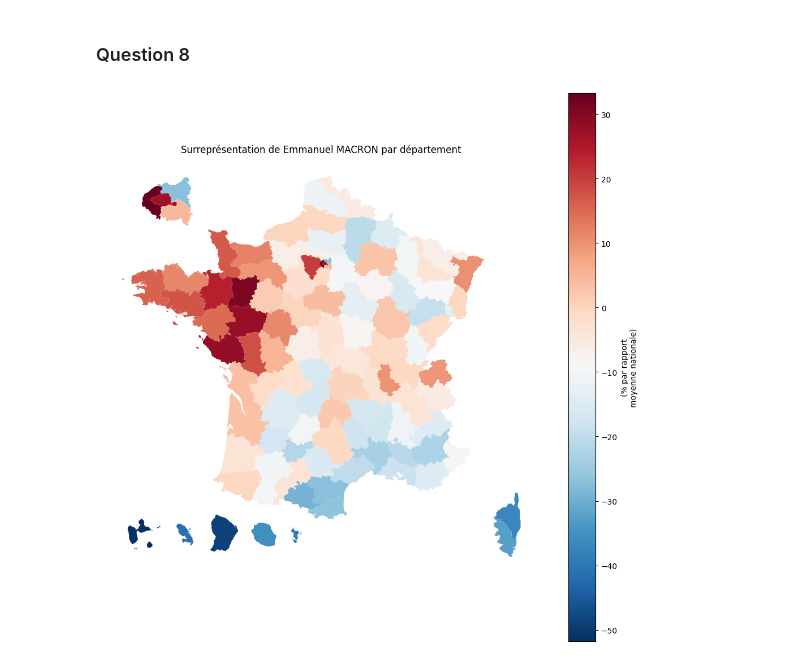
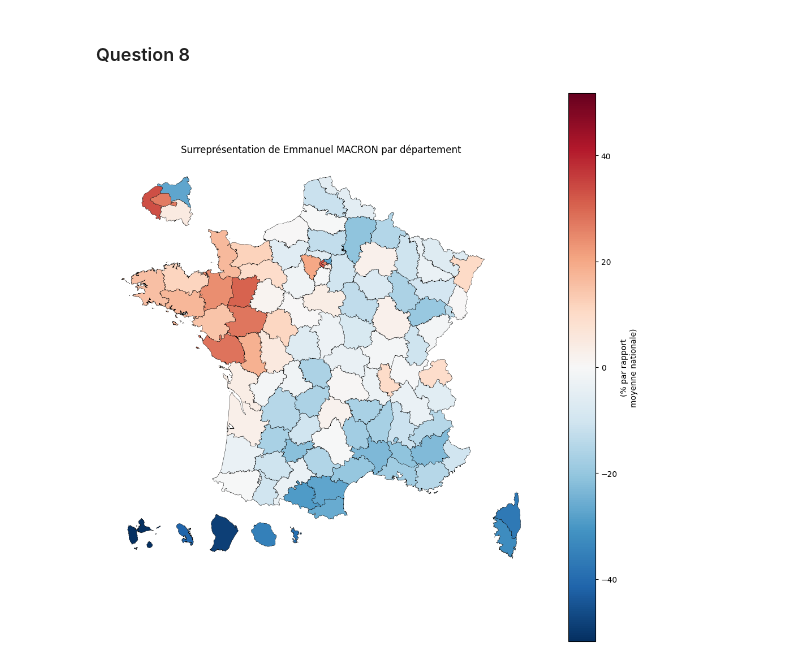
Before and after one commit to Ameane/DM_Python_pour_la_datascience_GROUPE_1B, a Jupyter notebook: main.ipynb, the cells around one changed output. Cells and saved outputs as stored; diff of their text form; code cells hidden in the pictures.

```diff
--- a/main.ipynb
+++ b/main.ipynb
@@ -281,31 +281,35 @@ def plot_carte_surrepresentation(candidat, score_departements, departement_borde
         df_candidat[['code_departement', 'surrepresentation']],
         left_on='INSEE_DEP',  # ← était 'DEP'
         right_on='code_departement',
         how='left'
     )
 
     # Surreprésentation en %
     carte['surrepresentation'] = carte['surrepresentation'] * 100
 
     # Tracé
     fig, ax = plt.subplots(figsize=(10, 10))
 
     carte.plot(
         column='surrepresentation',
         cmap='RdBu_r',        # Rouge = surreprésenté, Bleu = sous-représenté
         legend=True,
         legend_kwds={'label': '(% par rapport\nmoyenne nationale)'},
+        vmin=-carte['surrepresentation'].abs().max(),  # ← centré sur 0
+        vmax=carte['surrepresentation'].abs().max(),   # ← centré sur 0
+        edgecolor='black',   # ← frontières
+        linewidth=0.3,
         ax=ax,
         missing_kwds={'color': 'lightgrey'}
     )
 
     ax.set_title(f'Surreprésentation de {candidat} par département')
     ax.axis('off')
 
     plt.tight_layout()
     plt.show()
 
 # Test sur Marine Le Pen
 plot_carte_surrepresentation('Emmanuel MACRON', score_departements, departement_borders)
 # %% [output]
-[figure, old version]
+[figure, new version]
```
